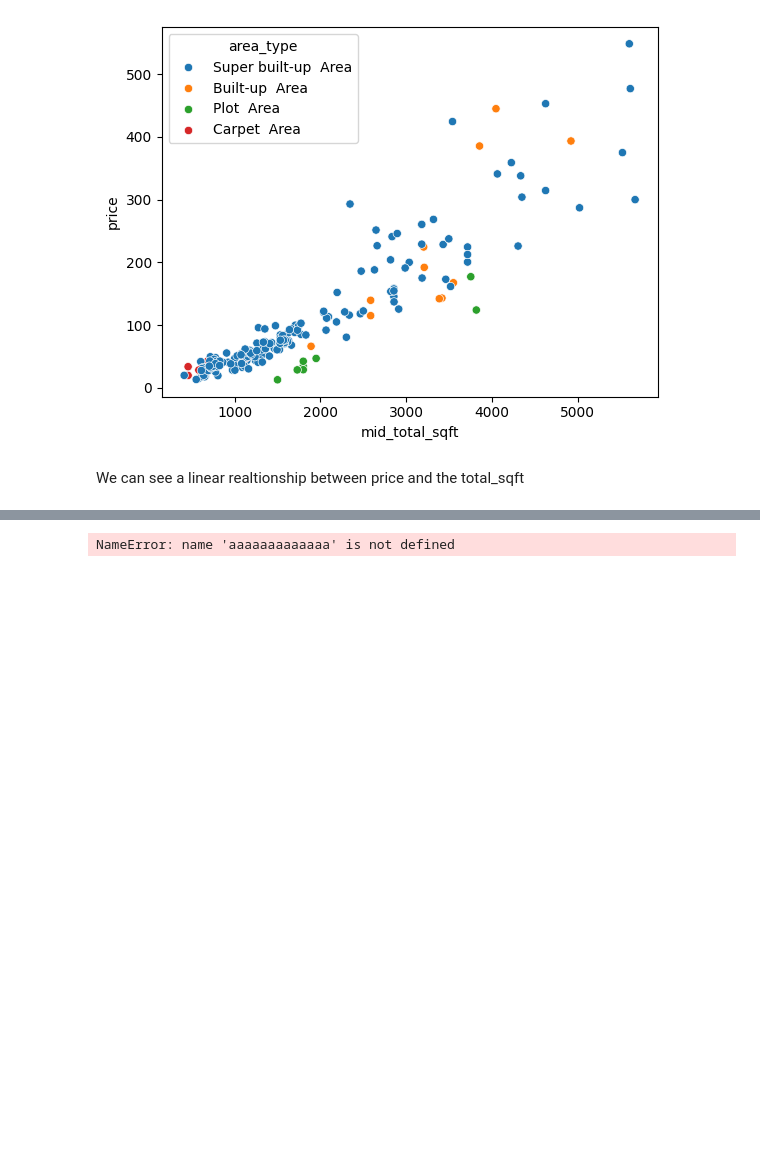
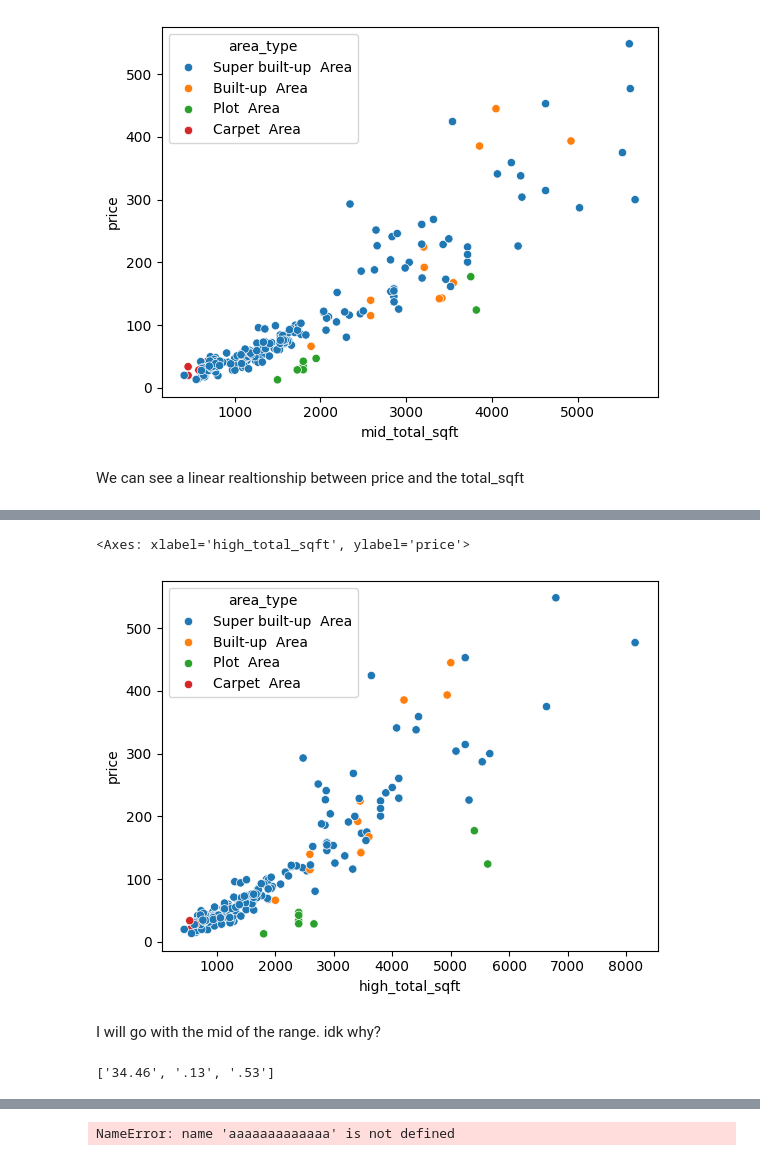
Before and after one commit to KamalMahanna/KIIT, a Jupyter notebook: GAN/CaseStudy.ipynb, the cells around one changed output, grey strips where cells are left out. Drawn from its saved outputs; the diff is of its cells as text; code cells hidden in the pictures; blank space fills up the shorter version.

```diff
--- a/GAN/CaseStudy.ipynb
+++ b/GAN/CaseStudy.ipynb
@@ -97,0 +99,9 @@ sns.scatterplot(data=rng_df, x='mid_total_sqft', y='price',hue='area_type')
+# %%
+rng_df['high_total_sqft'] = rng_df['total_sqft'].apply(lambda x: float(x.split("-")[1]))
+
+sns.scatterplot(data=rng_df, x='high_total_sqft', y='price',hue='area_type')
+# %% [output]
+<Axes: xlabel='high_total_sqft', ylabel='price'>
+[figure, added]
+# %% [markdown]
+I will go with the mid of the range. idk why?
@@ -97,0 +111,4 @@ sns.scatterplot(data=rng_df, x='mid_total_sqft', y='price',hue='area_type')
+# %%
+re.findall(pattern, '34.46 -Float.13.53')
+# %% [output]
+['34.46', '.13', '.53']
```
Also changed, not shown: parts of 11 cells of this notebook, 1 other file.
